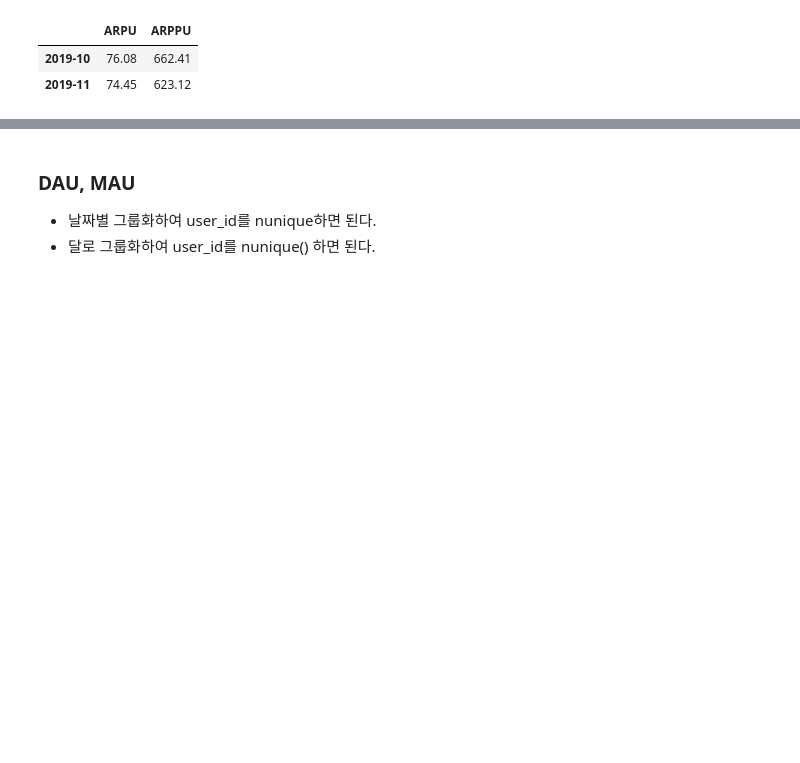
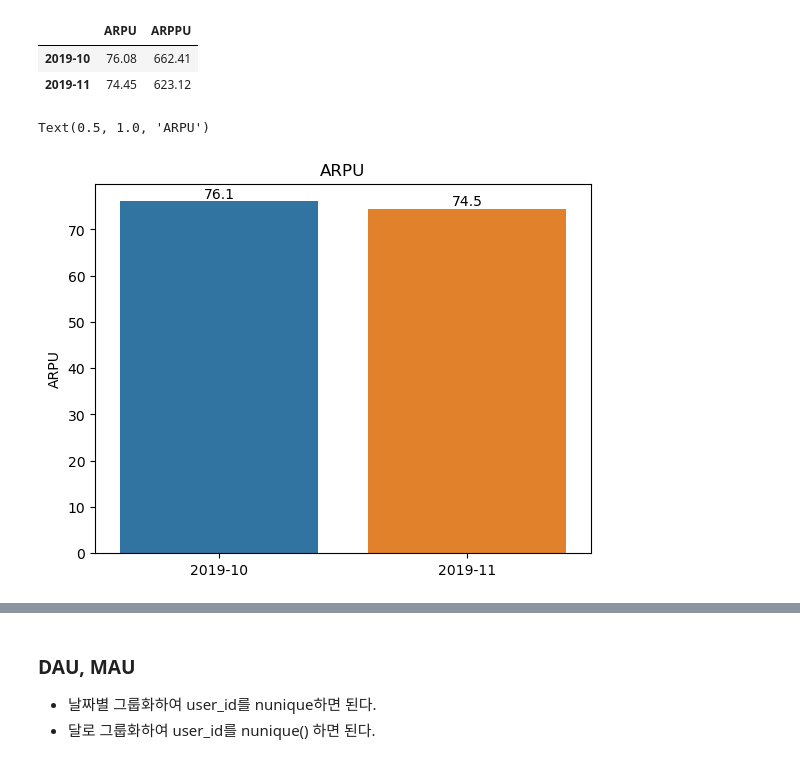
Before and after one commit to stonesteel0606/eCommerce_behavior_data_analysis, a Jupyter notebook: DAU_MAU_ARPU_ARPPU.ipynb, the cells around one changed output, grey strips where cells are left out. Cells and saved outputs as stored; diff of their text form; code cells hidden in the pictures; blank space fills up the shorter version.

```diff
--- a/DAU_MAU_ARPU_ARPPU.ipynb
+++ b/DAU_MAU_ARPU_ARPPU.ipynb
@@ -117,3 +117,11 @@ df_arpu_arppu.round(2)
 |  | ARPU | ARPPU |
 | 2019-10 | 76.08 | 662.41 |
 | 2019-11 | 74.45 | 623.12 |
+# %%
+plt.figure()
+ax = sns.barplot(data=df_arpu_arppu, x=df_arpu_arppu.index, y=df_arpu_arppu['ARPU'])
+ax.bar_label(ax.containers[0], fmt='%.1f')
+plt.title('ARPU')
+# %% [output]
+Text(0.5, 1.0, 'ARPU')
+[figure, added]
```
Also changed, not shown: parts of 5 cells of this notebook.
